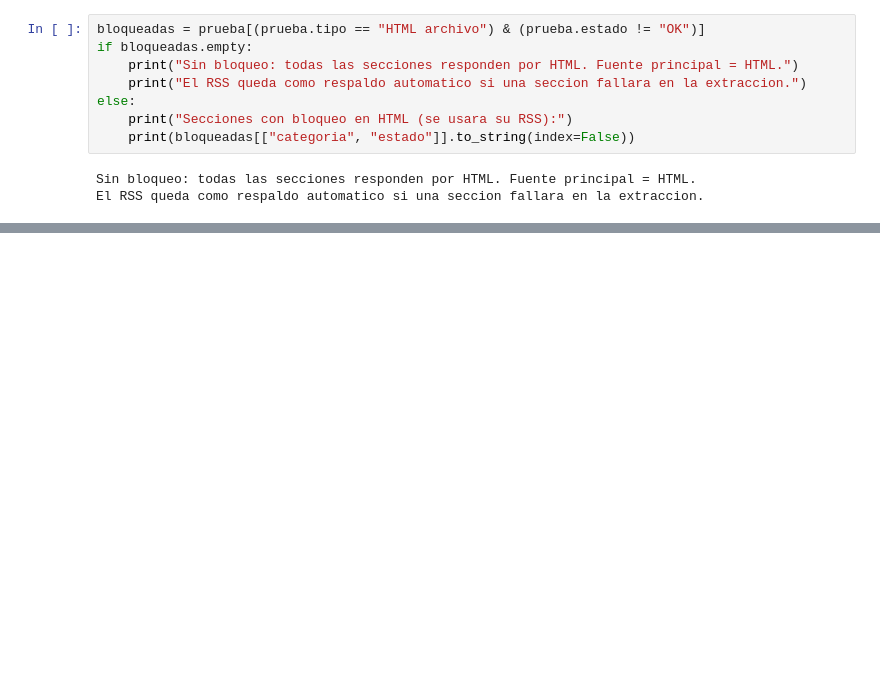
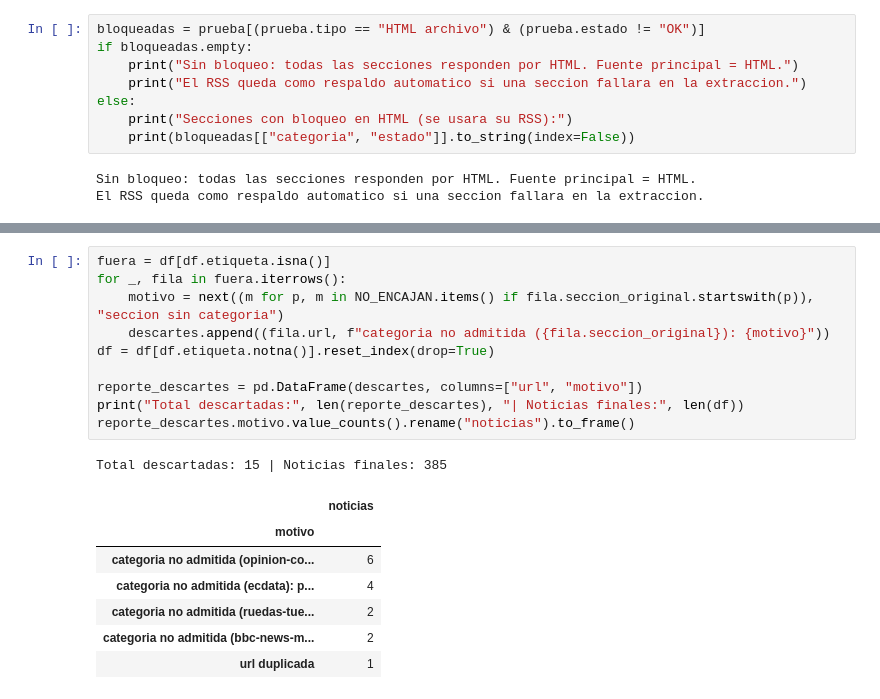
Before and after one commit to grey-d18/grey_diplomado, a Jupyter notebook: tarea_1/01_recoleccion.ipynb, the cells around one changed output, grey strips where cells are left out. Saved outputs shown, nothing was run; the diff lists cells and outputs as text; blank space fills up the shorter version.

```diff
--- a/tarea_1/01_recoleccion.ipynb
+++ b/tarea_1/01_recoleccion.ipynb
@@ -199,0 +392,19 @@ El RSS queda como respaldo automatico si una seccion fallara en la extraccion.
+# %%
+fuera = df[df.etiqueta.isna()]
+for _, fila in fuera.iterrows():
+    motivo = next((m for p, m in NO_ENCAJAN.items() if fila.seccion_original.startswith(p)), "seccion sin categoria")
+    descartes.append((fila.url, f"categoria no admitida ({fila.seccion_original}): {motivo}"))
+df = df[df.etiqueta.notna()].reset_index(drop=True)
+
+reporte_descartes = pd.DataFrame(descartes, columns=["url", "motivo"])
+print("Total descartadas:", len(reporte_descartes), "| Noticias finales:", len(df))
+reporte_descartes.motivo.value_counts().rename("noticias").to_frame()
+# %% [output]
+Total descartadas: 15 | Noticias finales: 385
+|  | noticias |
+| motivo |  |
+| categoria no admitida (opinion-co... | 6 |
+| categoria no admitida (ecdata): p... | 4 |
+| categoria no admitida (ruedas-tue... | 2 |
+| categoria no admitida (bbc-news-m... | 2 |
+| url duplicada | 1 |
```
Also changed, not shown: parts of 8 cells of this notebook.
